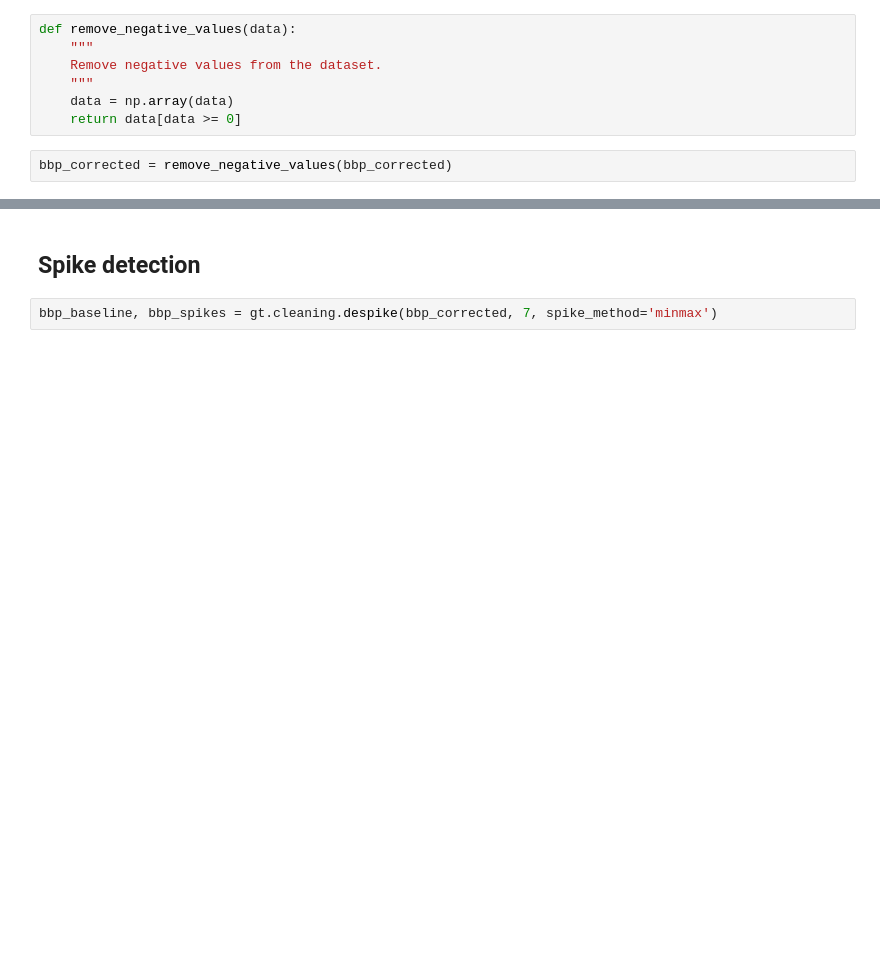
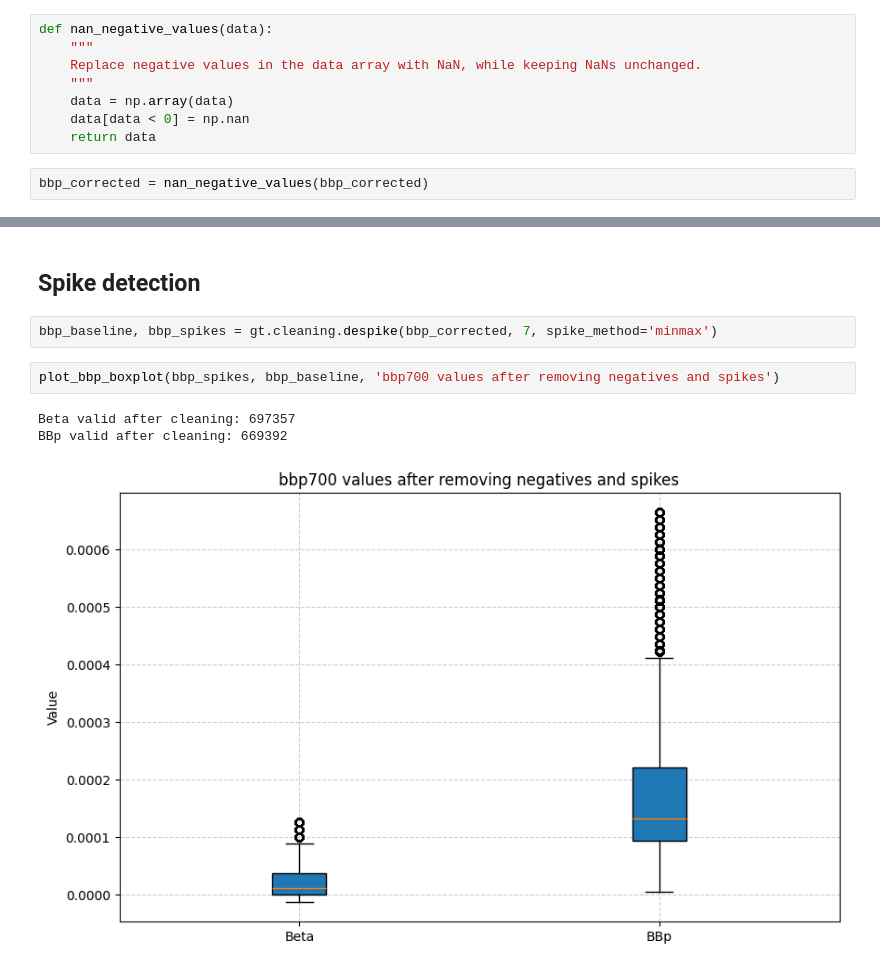
Before and after one commit to Flavi1P/risc_glider_demo, a Jupyter notebook: Scripts/Python/00_bbp_processing.ipynb, the cells around one changed output, grey strips where cells are left out. Cells and saved outputs as stored; diff of their text form; blank space fills up the shorter version.

```diff
--- a/Scripts/Python/00_bbp_processing.ipynb
+++ b/Scripts/Python/00_bbp_processing.ipynb
@@ -91,15 +139,22 @@ BBp valid after cleaning: 8273
 # %%
-def remove_negative_values(data):
+def nan_negative_values(data):
     """
-    Remove negative values from the dataset.
+    Replace negative values in the data array with NaN, while keeping NaNs unchanged.
     """
     data = np.array(data)
-    return data[data >= 0]
+    data[data < 0] = np.nan
+    return data
 # %%
-bbp_corrected = remove_negative_values(bbp_corrected)
+bbp_corrected = nan_negative_values(bbp_corrected)
 # %% [markdown]
 ****
 # %% [markdown]
 ## Spike detection
 # %%
 bbp_baseline, bbp_spikes = gt.cleaning.despike(bbp_corrected, 7, spike_method='minmax')
+# %%
+plot_bbp_boxplot(bbp_spikes, bbp_baseline, 'bbp700 values after removing negatives and spikes')
+# %% [output]
+Beta valid after cleaning: 697357
+BBp valid after cleaning: 669392
+[figure, added]
```
Also changed, not shown: parts of 12 cells of this notebook.
